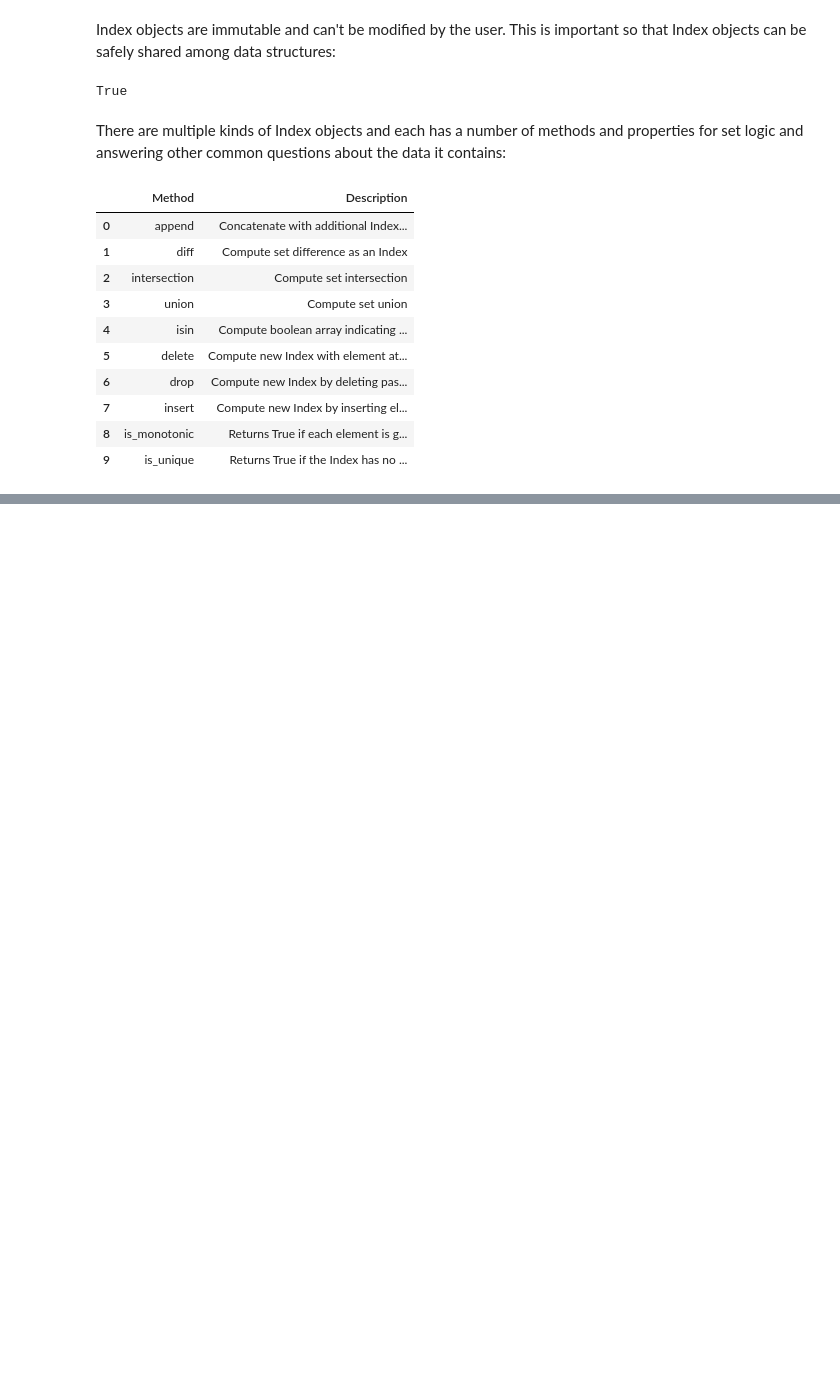
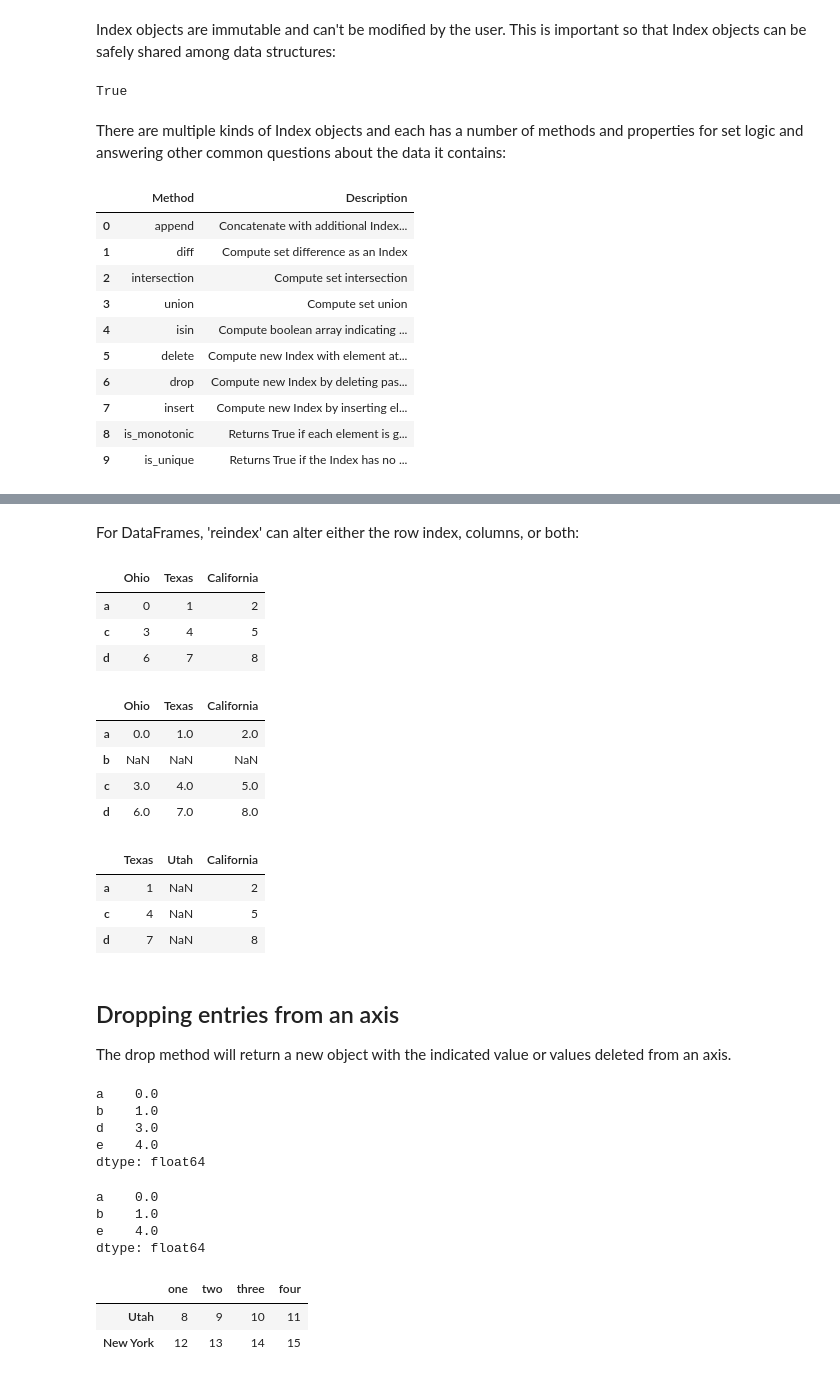
Before and after one commit to felix-rosenberger/Pandas, a Jupyter notebook: getting_started_with_pandas.ipynb, the cells around one changed output, grey strips where cells are left out. Cells and saved outputs as stored; diff of their text form; code cells hidden in the pictures; blank space fills up the shorter version.

```diff
--- a/getting_started_with_pandas.ipynb
+++ b/getting_started_with_pandas.ipynb
@@ -397,0 +437,60 @@ index_objects
+# %% [markdown]
+For DataFrames, 'reindex' can alter either the row index, columns, or both:
+# %%
+frame = DataFrame(np.arange(9).reshape((3, 3)), index=['a', 'c', 'd'],
+                    columns=['Ohio', 'Texas', 'California'])
+frame
+# %% [output]
+|  | Ohio | Texas | California |
+| a | 0 | 1 | 2 |
+| c | 3 | 4 | 5 |
+| d | 6 | 7 | 8 |
+# %%
+# reindex the rows by passing a sequence
+frame2 = frame.reindex(['a', 'b', 'c', 'd'])
+frame2
+# %% [output]
+|  | Ohio | Texas | California |
+| a | 0.0 | 1.0 | 2.0 |
+| b | NaN | NaN | NaN |
+| c | 3.0 | 4.0 | 5.0 |
+| d | 6.0 | 7.0 | 8.0 |
+# %%
+# index columns using the columns keyword
+states = ['Texas', 'Utah', 'California']
+frame.reindex(columns=states)
+# %% [output]
+|  | Texas | Utah | California |
+| a | 1 | NaN | 2 |
+| c | 4 | NaN | 5 |
+| d | 7 | NaN | 8 |
+# %% [markdown]
+## Dropping entries from an axis
+The drop method will return a new object with the indicated value or values deleted from an axis.
+# %%
+obj = Series(np.arange(5.), index=['a', 'b', 'c', 'd', 'e'])
+new_obj = obj.drop('c')
+new_obj
+# %% [output]
+a    0.0
+b    1.0
+d    3.0
+e    4.0
+dtype: float64
+# %%
+obj.drop(['d', 'c'])
+# %% [output]
+a    0.0
+b    1.0
+e    4.0
+dtype: float64
+# %%
+# delete index values from either axis for DataFrames
+data = DataFrame(np.arange(16).reshape((4, 4)),
+                 index=['Ohio', 'Colorado', 'Utah', 'New York'],
+                 columns=['one', 'two', 'three', 'four'])
+data.drop(['Colorado', 'Ohio']) # axis 0 by default
+# %% [output]
+|  | one | two | three | four |
+| Utah | 8 | 9 | 10 | 11 |
+| New York | 12 | 13 | 14 | 15 |
```
Also changed, not shown: parts of 32 cells of this notebook.
